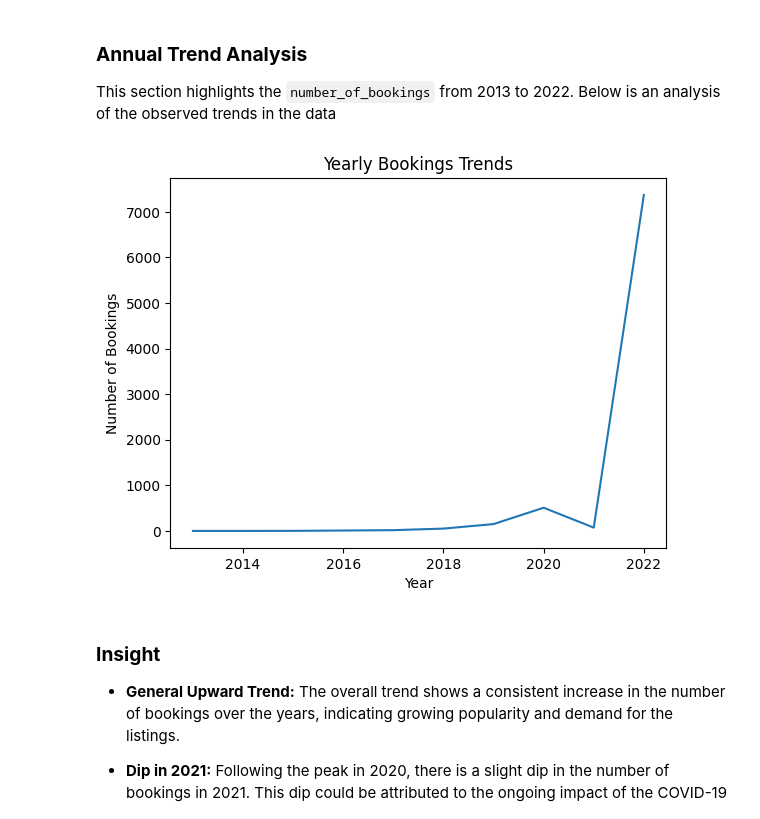
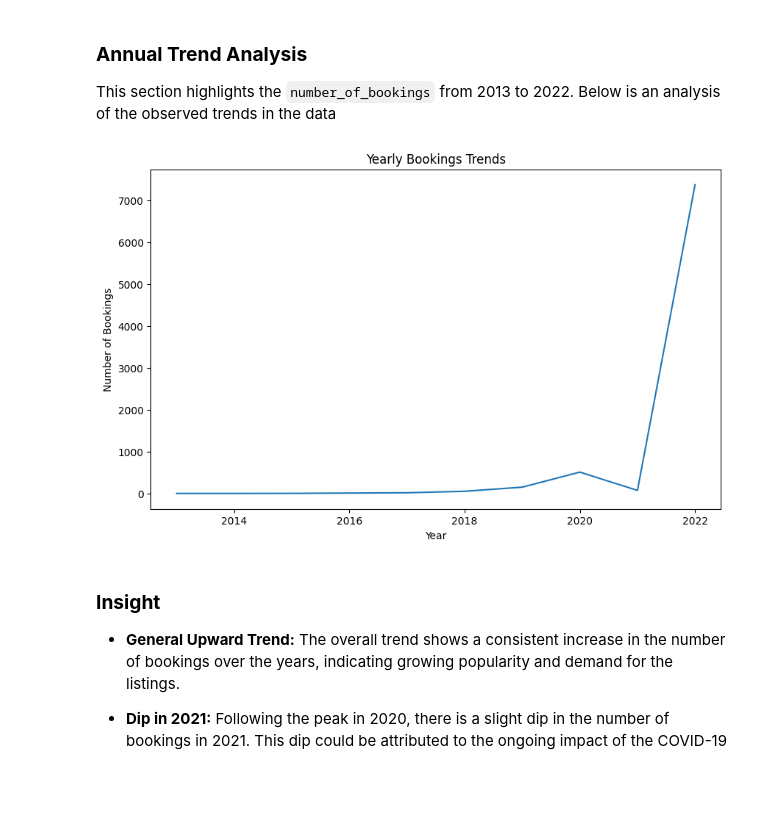
Before and after one commit to Shiverion/AirBnB-Data-Analysis, a Jupyter notebook: Capstone Module 2 - Muhammad Iqbal Hilmy.ipynb, the cells around one changed output. Cells and saved outputs as stored; diff of their text form; code cells hidden in the pictures; blank space fills up the shorter version.

```diff
--- a/Capstone Module 2 - Muhammad Iqbal Hilmy.ipynb
+++ b/Capstone Module 2 - Muhammad Iqbal Hilmy.ipynb
@@ -452,6 +452,8 @@ Proposes and assesses strategies aimed at boosting revenue specifically for Dece
 df['year'] = df['last_review'].dt.year # extracting year from last review date
 # %%
 df['month'] = df['last_review'].dt.month # extracting month from last review date
+# %%
+df['dayname'] = df['last_review'].dt.day_name() # extracting dayname from last review date
 # %%
 filtered_df = df[(df['number_of_reviews'] != 0) & (df['year'].between(2013,2022))]
 # %%
@@ -537,15 +555,14 @@ filtered_df.rename(columns= {'number_of_reviews': 'total_of_bookings', 'reviews_
 ### **Annual Trend Analysis**
 This section highlights the `number_of_bookings` from 2013 to 2022. Below is an analysis of the observed trends in the data
 # %%
-sns.lineplot(filtered_df
-             , x= 'year', y = 'booking_per_month', errorbar=None, estimator='sum')
-
+plt.figure(figsize=(10,6))
+sns.lineplot(filtered_df, x= 'year', y = 'booking_per_month', errorbar=None, estimator='sum')
 plt.xlabel('Year')
 plt.ylabel('Number of Bookings')
 plt.title('Yearly Bookings Trends')
 plt.show()
 # %% [output]
-[figure, old version]
+[figure, new version]
 # %% [markdown]
 ### **Insight**
 * **General Upward Trend:** The overall trend shows a consistent increase in the number of bookings over the years, indicating growing popularity and demand for the listings.
```
Also changed, not shown: parts of 8 cells of this notebook, 2 other files.
